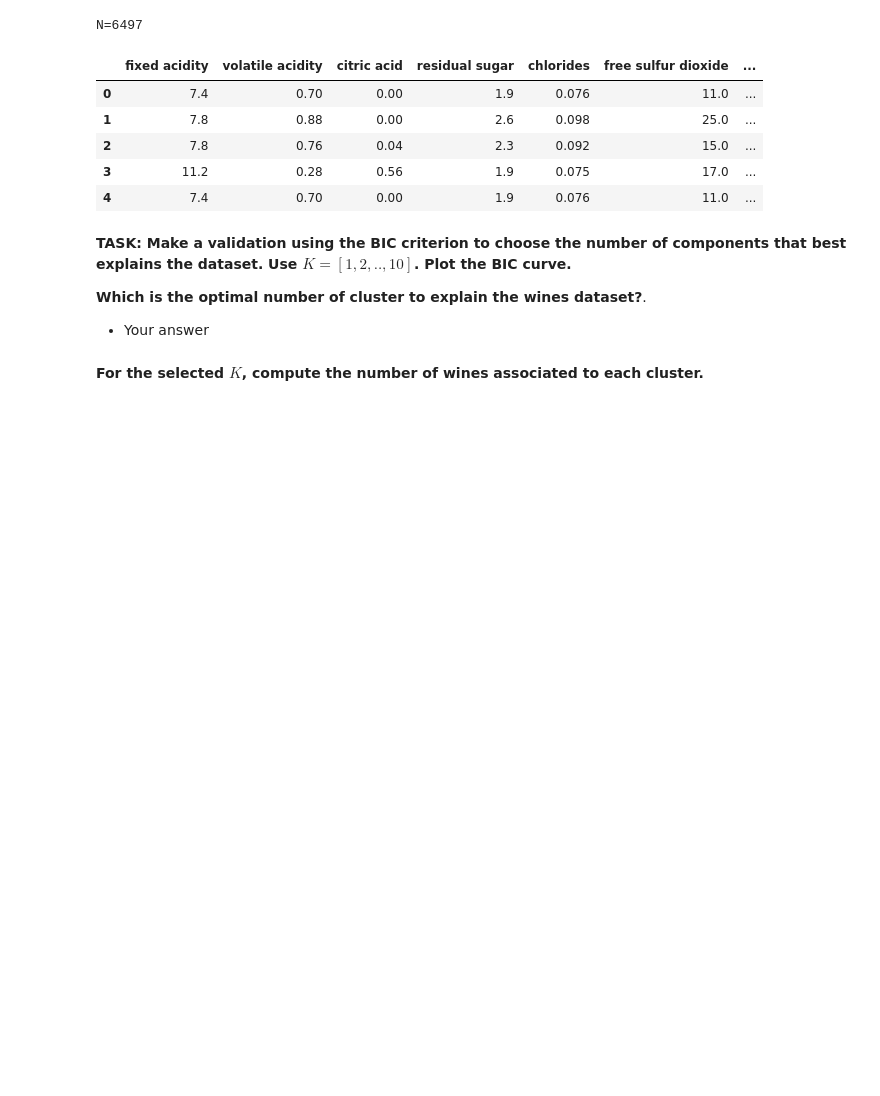
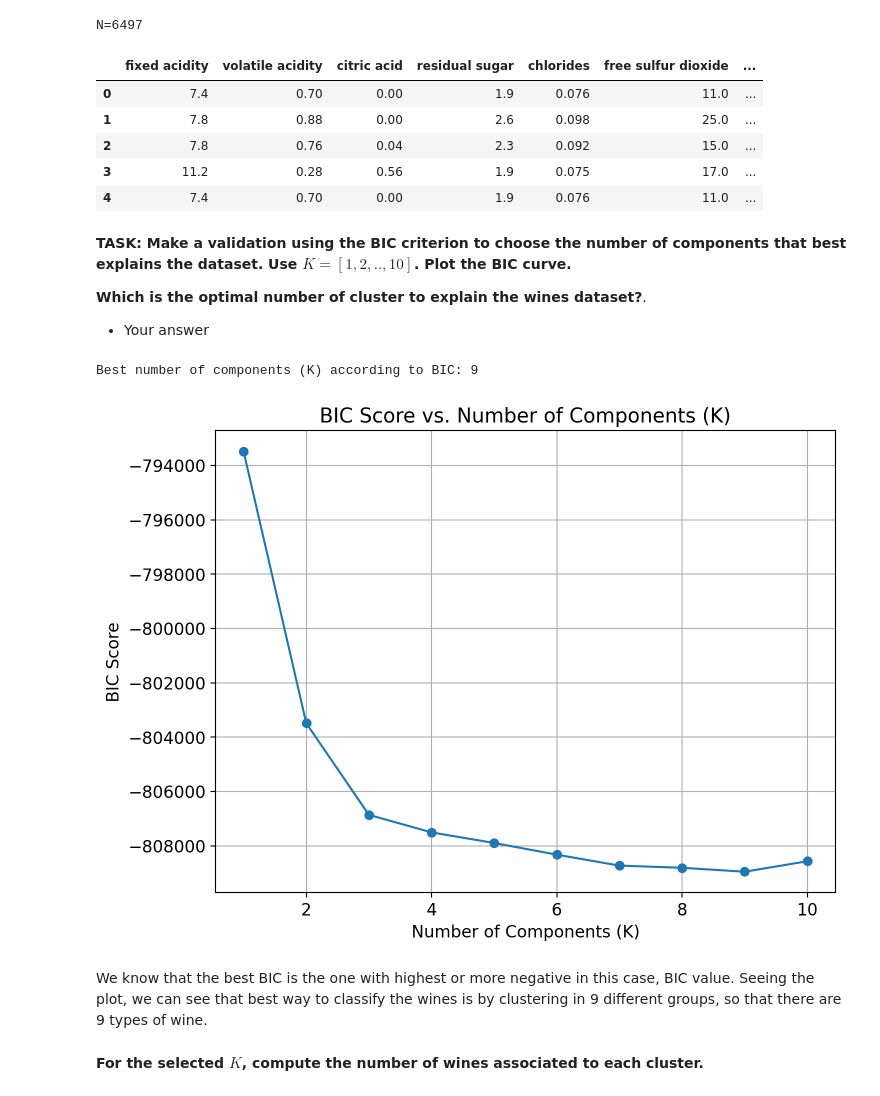
Before and after one commit to andres-nav/ml2, a Jupyter notebook: 06 Mixture models/lab_mixture_models_students.ipynb, the cells around one changed output. Drawn from its saved outputs; the diff is of its cells as text; code cells hidden in the pictures; blank space fills up the shorter version.

```diff
--- a/06 Mixture models/lab_mixture_models_students.ipynb
+++ b/06 Mixture models/lab_mixture_models_students.ipynb
@@ -325,13 +336,49 @@ wines_data = normalize(wines_data)
 
 **Which is the optimal number of cluster to explain the wines dataset?**.
 - Your answer
-# %%
-def bic_val(data, K_list):
-    #############
-    #           #
-    # YOUR CODE #
-    #           #
-    #############
-    return K
+# %%
+import numpy as np
+import matplotlib.pyplot as plt
+from sklearn.mixture import GaussianMixture
+
+data = wines_data
+
+def bic_val(data, K_list):
+    bic_scores = []  # To store BIC scores for different values of K
+
+    for K in K_list:
+        # Create a Gaussian Mixture model with K components
+        gmm = GaussianMixture(n_components=K, random_state=42, covariance_type='diag')
+
+        # Fit the model to the data
+        gmm.fit(data)
+
+        # Calculate the BIC score for the model
+        bic = gmm.bic(data)
+
+        # Append the BIC score to the list
+        bic_scores.append(bic)
+
+    # Find the value of K with the lowest BIC score
+    best_K = K_list[np.argmin(bic_scores)]
+
+    return [best_K, bic_scores]
+
+K_list = np.linspace(1, 10, 10).astype(int)  # List of candidate values for K
+best_K = bic_val(data, K_list)
+print("Best number of components (K) according to BIC:", best_K[0])
+
+plt.figure(figsize=(8, 6))
+plt.plot(K_list, best_K[1], marker='o', linestyle='-')
+plt.title('BIC Score vs. Number of Components (K)')
+plt.xlabel('Number of Components (K)')
+plt.ylabel('BIC Score')
+plt.grid(True)
+plt.show()
+# %% [output]
+Best number of components (K) according to BIC: 9
+[figure, added]
+# %% [markdown]
+We know that the best BIC is the one with highest or more negative in this case, BIC value. Seeing the plot, we can see that best way to classify the wines is by clustering in 9 different groups, so that there are 9 types of wine.
 # %% [markdown]
 **For the selected $K$, compute the number of wines associated to each cluster.**
```
Also changed, not shown: parts of 21 cells of this notebook, 1 other file.
